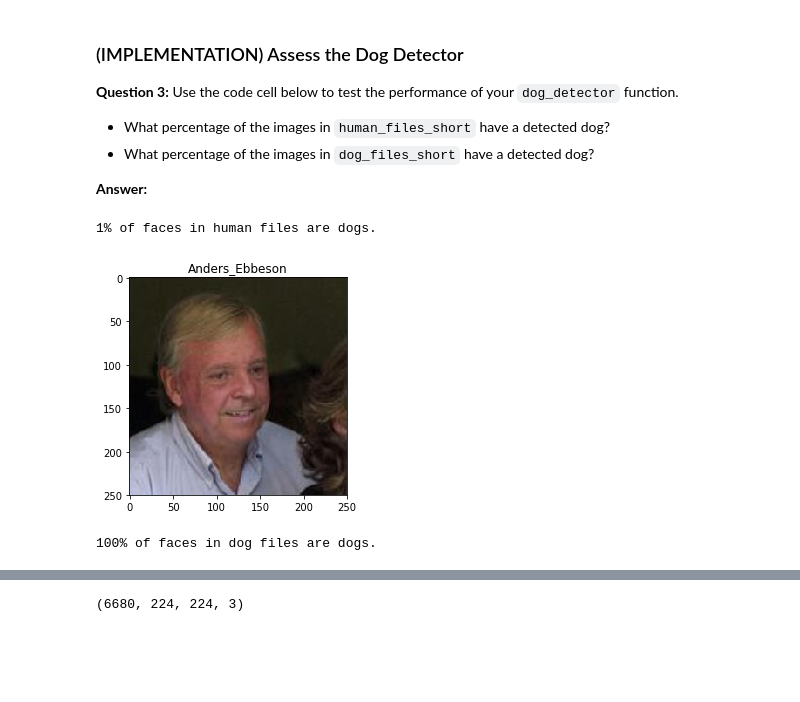
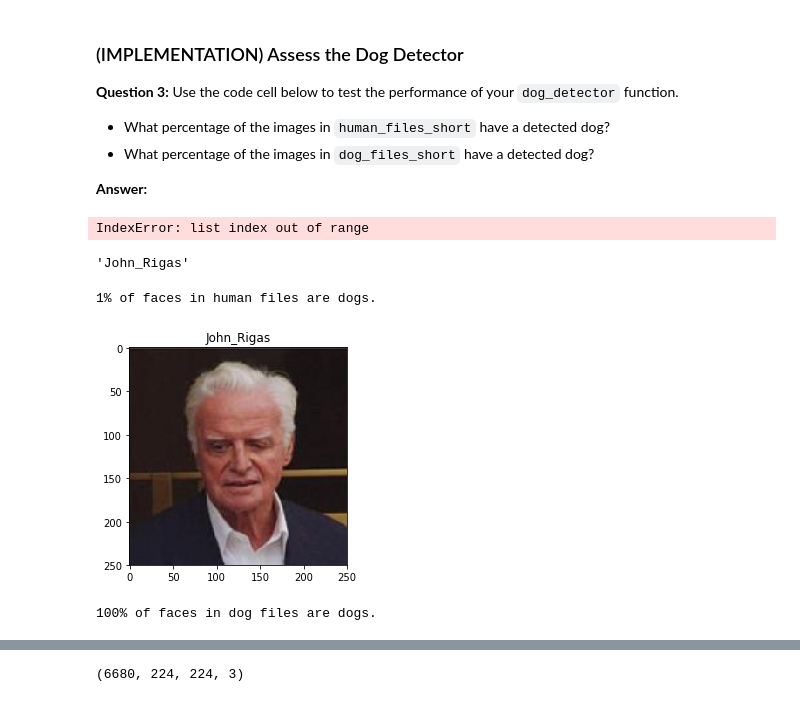
Before and after one commit to m00nd00r/Dog-Breed-App, a Jupyter notebook: dog_app.ipynb, the cells around one changed output, grey strips where cells are left out. Saved outputs shown, nothing was run; the diff lists cells and outputs as text; code cells hidden in the pictures; blank space fills up the shorter version.

```diff
--- a/dog_app.ipynb
+++ b/dog_app.ipynb
@@ -122,7 +150,7 @@ cwd = os.getcwd()
 face_cascade = cv2.CascadeClassifier('haarcascades/haarcascade_frontalface_alt.xml')
 
 # load color (BGR) image
-img = cv2.imread(human_files[3])
+img = cv2.imread(human_files[5])
 # convert BGR image to grayscale
 gray = cv2.cvtColor(img, cv2.COLOR_BGR2GRAY)
 
@@ -188,7 +216,7 @@ print("{:.0%} human faces in dog files.".format(hf_dogfiles))
 
 11% human faces in dog files.
 # %%
-img = cv2.imread(human_files_short[0])
+img = cv2.imread(human_files_short[5])
 cv_rgb = cv2.cvtColor(img, cv2.COLOR_BGR2RGB)
 plt.imshow(cv_rgb)
 plt.show()
@@ -284,25 +312,33 @@ __Question 3:__ Use the code cell below to test the performance of your `dog_det
 - What percentage of the images in `dog_files_short` have a detected dog?
 
 __Answer:__
+# %%
+human_files_short[human_dogs==True][0].rsplit('/',2)[1]
+# %% [output]
+IndexError: list index out of range
+# %%
+human_files_short[human_dogs==True][0].rsplit('\\',2)[1]
+# %% [output]
+'John_Rigas'
 # %%
 ### TODO: Test the performance of the dog_detector function
 ### on the images in human_files_short and dog_files_short.
 
 dogdetect = np.vectorize(dog_detector)
 human_dogs = dogdetect(human_files_short)
 dog_dogs = dogdetect(dog_files_short)
 print("{:.0%} of faces in human files are dogs.".format(human_dogs.sum()/len(human_files_short)))
 if human_dogs.any():
     img = cv2.imread(human_files_short[human_dogs==True][0])
     cv_rgb = cv2.cvtColor(img, cv2.COLOR_BGR2RGB)
-    title = human_files_short[human_dogs==True][0].rsplit('/',2)[1]
+    title = human_files_short[human_dogs==True][0].rsplit('\\',2)[1]
     plt.title(title)
     plt.imshow(cv_rgb)
     plt.show()
 print("\n{:.0%} of faces in dog files are dogs.".format(dog_dogs.sum()/len(dog_files_short)))
 # %% [output]
 1% of faces in human files are dogs.
-[figure, old version]
+[figure, new version]
 100% of faces in dog files are dogs.
 # %% [markdown]
 ---
```
Also changed, not shown: parts of 14 cells of this notebook.
